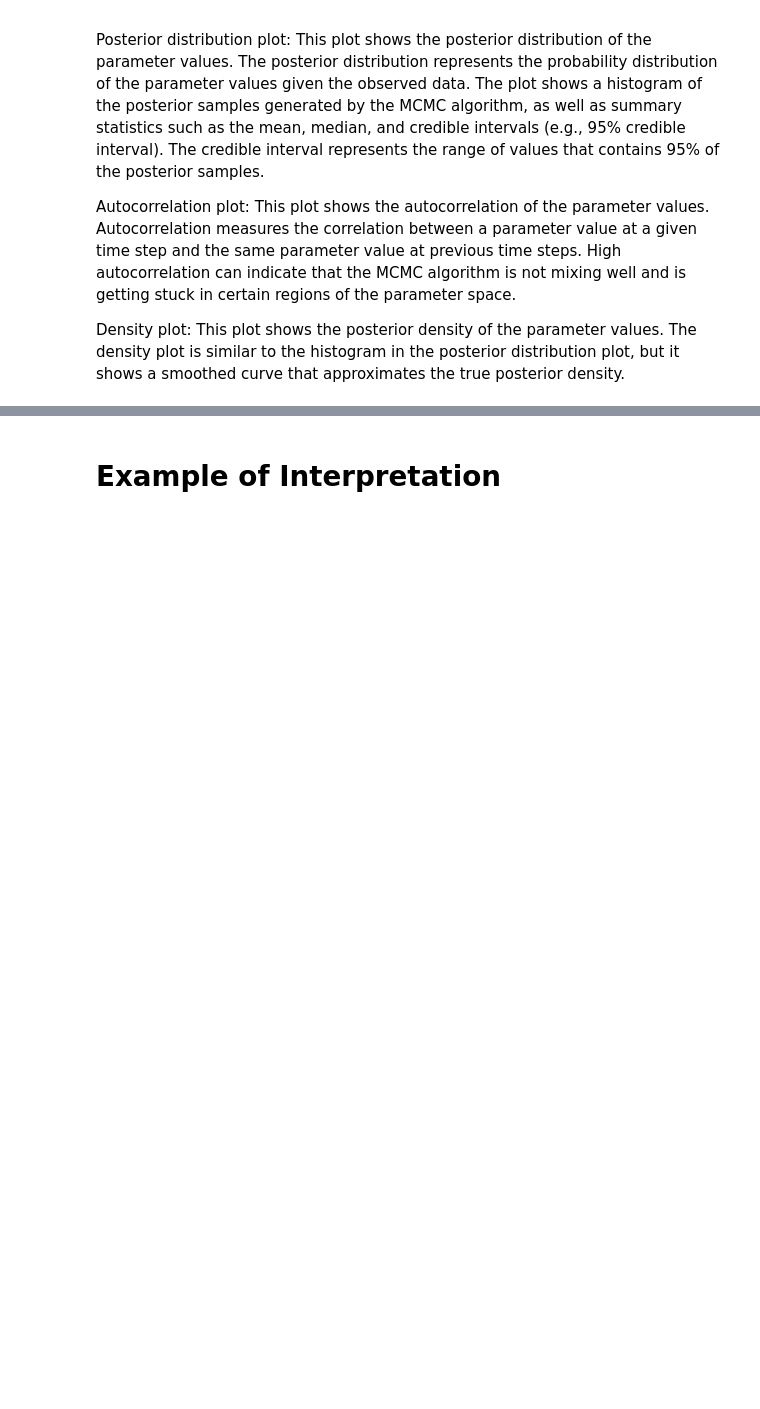
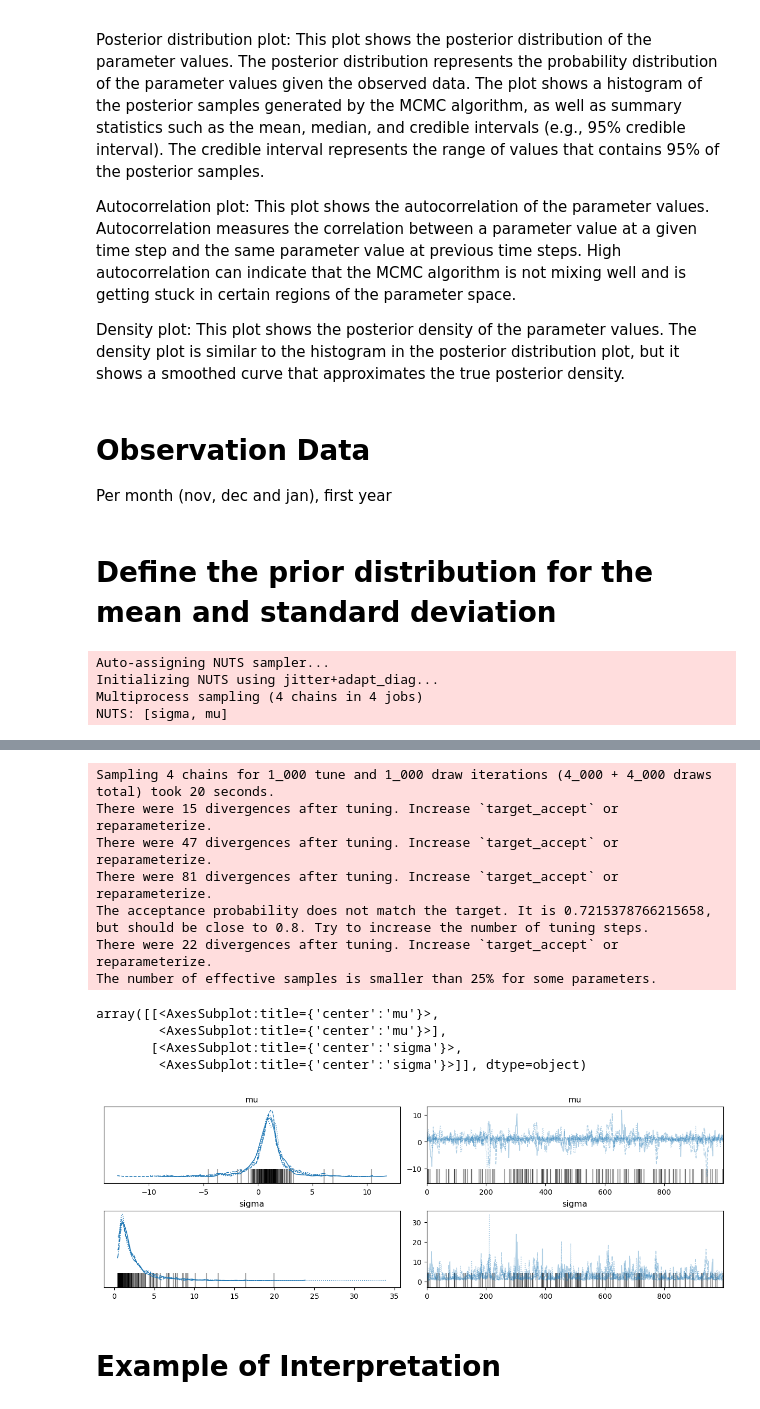
Before and after one commit to anapaulasandes/species_population_estimation, a Jupyter notebook: bayesian_theorem.ipynb, the cells around one changed output, grey strips where cells are left out. Saved outputs shown, nothing was run; the diff lists cells and outputs as text; code cells hidden in the pictures; blank space fills up the shorter version.

Commit message:
adding distribution after 1 year

```diff
--- a/bayesian_theorem.ipynb
+++ b/bayesian_theorem.ipynb
@@ -108,3 +108,28 @@ Posterior distribution plot: This plot shows the posterior distribution of the p
 Autocorrelation plot: This plot shows the autocorrelation of the parameter values. Autocorrelation measures the correlation between a parameter value at a given time step and the same parameter value at previous time steps. High autocorrelation can indicate that the MCMC algorithm is not mixing well and is getting stuck in certain regions of the parameter space.
 
 Density plot: This plot shows the posterior density of the parameter values. The density plot is similar to the histogram in the posterior distribution plot, but it shows a smoothed curve that approximates the true posterior density.
+# %% [markdown]
+# Observation Data
+Per month (nov, dec and jan), first year
+# %%
+data_1year_after = np.array([2, 1, 0])
+# %% [markdown]
+# Define the prior distribution for the mean and standard deviation
+# %%
+with pm.Model() as model:
+    mu = pm.Normal('mu', mu=0, sd=10)
+    sigma = pm.HalfNormal('sigma', sd=10)
+
+    # Define the likelihood of the data given the parameters
+    y = pm.Normal('y', mu=mu, sd=sigma, observed=data_1year_after)
+
+    # Sample from the posterior distribution using MCMC
+    trace = pm.sample(1000, chains=4)
+
+# Plot the posterior distribution of the mean and standard deviation
+pm.plot_trace(trace)
+# %% [output]
+Auto-assigning NUTS sampler...
+Initializing NUTS using jitter+adapt_diag...
+Multiprocess sampling (4 chains in 4 jobs)
+NUTS: [sigma, mu]
@@ -111,3 +137,15 @@ Density plot: This plot shows the posterior density of the parameter values. The
+Sampling 4 chains for 1_000 tune and 1_000 draw iterations (4_000 + 4_000 draws total) took 20 seconds.
+There were 15 divergences after tuning. Increase `target_accept` or reparameterize.
+There were 47 divergences after tuning. Increase `target_accept` or reparameterize.
+There were 81 divergences after tuning. Increase `target_accept` or reparameterize.
+The acceptance probability does not match the target. It is 0.7215378766215658, but should be close to 0.8. Try to increase the number of tuning steps.
+There were 22 divergences after tuning. Increase `target_accept` or reparameterize.
+The number of effective samples is smaller than 25% for some parameters.
+array([[<AxesSubplot:title={'center':'mu'}>,
+        <AxesSubplot:title={'center':'mu'}>],
+       [<AxesSubplot:title={'center':'sigma'}>,
+        <AxesSubplot:title={'center':'sigma'}>]], dtype=object)
+[figure, added]
 # %% [markdown]
 # Example of Interpretation
 # %%
```
Also changed, not shown: parts of 2 cells of this notebook.
